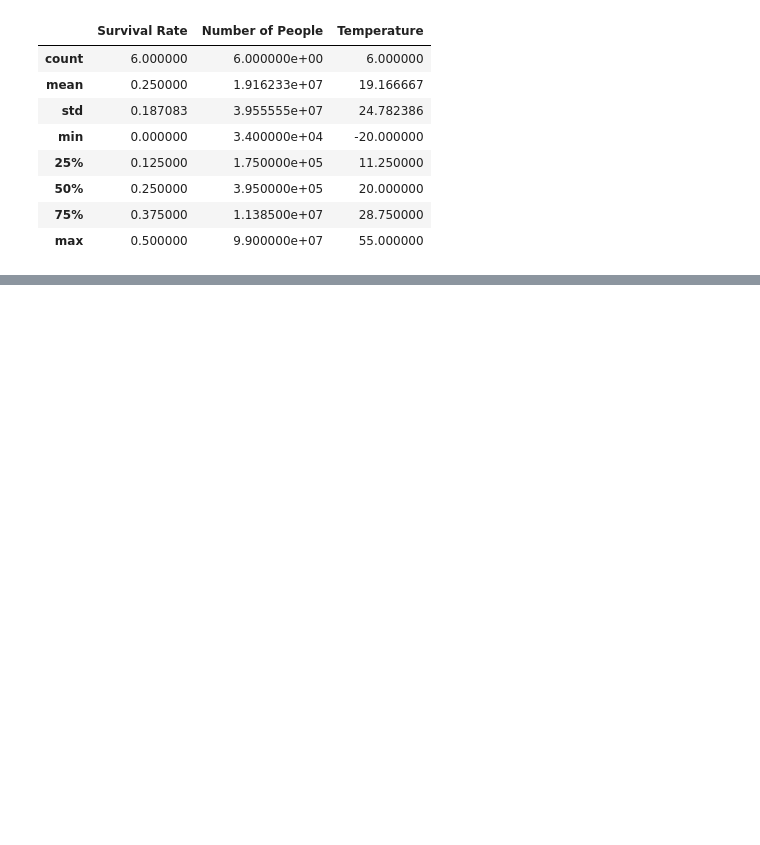
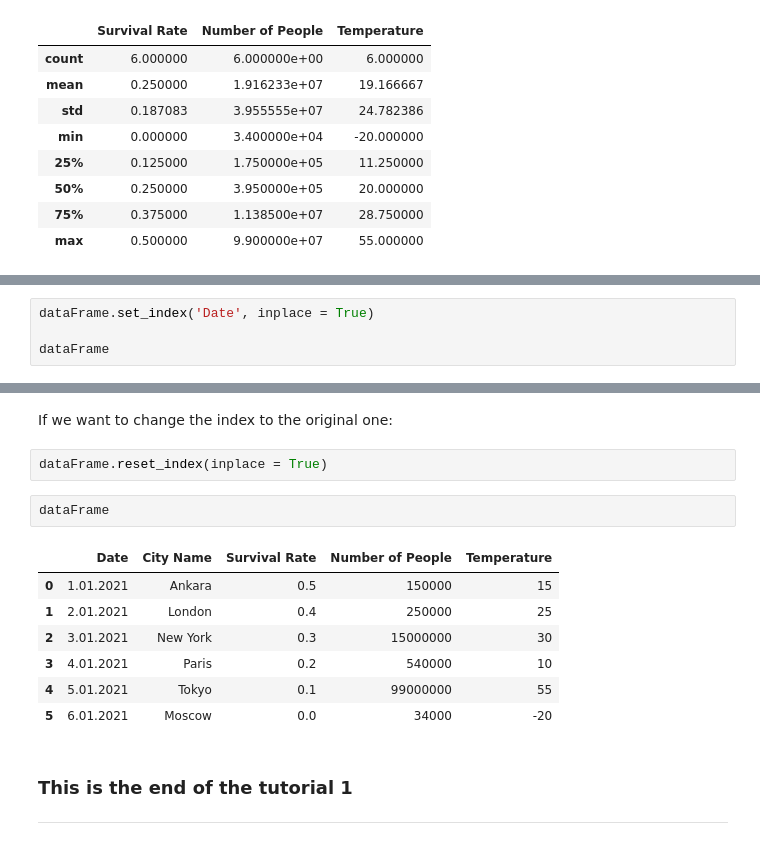
Before and after one commit to justhasanuknow/Python-Projects, a Jupyter notebook: Notebooks/Pandas Notebook.ipynb, the cells around one changed output, grey strips where cells are left out. Cells and saved outputs as stored; diff of their text form; blank space fills up the shorter version.

```diff
--- a/Notebooks/Pandas Notebook.ipynb
+++ b/Notebooks/Pandas Notebook.ipynb
@@ -156,0 +206,4 @@ dataFrame.describe()
+# %%
+dataFrame.set_index('Date', inplace = True)
+
+dataFrame
@@ -156,0 +229,17 @@ dataFrame.describe()
+# %% [markdown]
+If we want to change the index to the original one:
+# %%
+dataFrame.reset_index(inplace = True)
+# %%
+dataFrame
+# %% [output]
+|  | Date | City Name | Survival Rate | Number of People | Temperature |
+| 0 | 1.01.2021 | Ankara | 0.5 | 150000 | 15 |
+| 1 | 2.01.2021 | London | 0.4 | 250000 | 25 |
+| 2 | 3.01.2021 | New York | 0.3 | 15000000 | 30 |
+| 3 | 4.01.2021 | Paris | 0.2 | 540000 | 10 |
+| 4 | 5.01.2021 | Tokyo | 0.1 | 99000000 | 55 |
+| 5 | 6.01.2021 | Moscow | 0.0 | 34000 | -20 |
+# %% [markdown]
+### This is the end of the tutorial 1
+***
```
Also changed, not shown: parts of 11 cells of this notebook.
